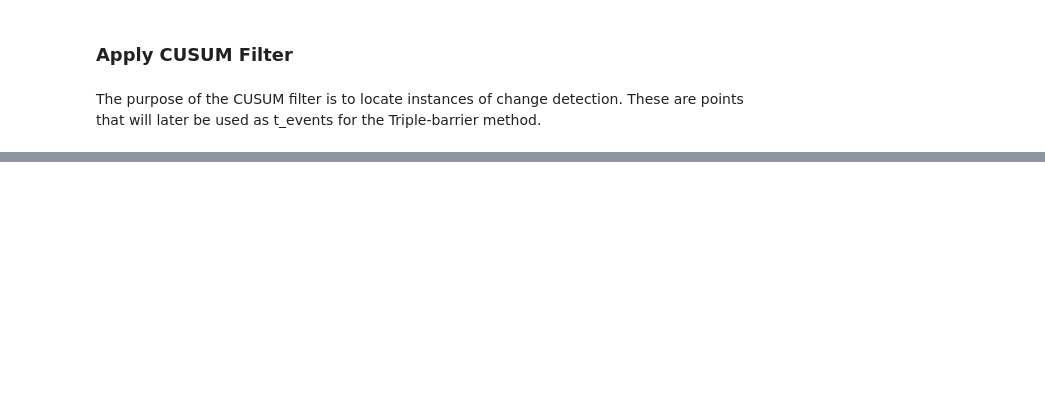
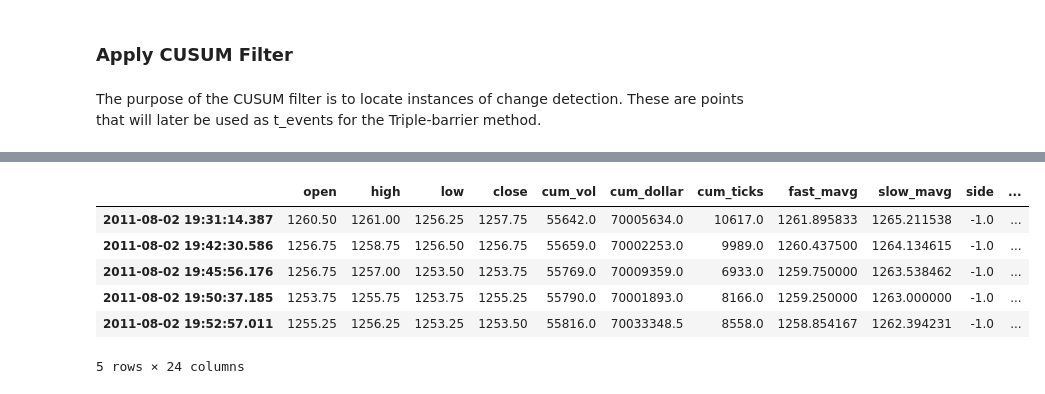
Before and after one commit to LaoKpa/openquant, a Jupyter notebook: ml-pipeline/meta_labeling.ipynb, the cells around one changed output, grey strips where cells are left out. Saved outputs shown, nothing was run; the diff lists cells and outputs as text; code cells hidden in the pictures; blank space fills up the shorter version.

```diff
--- a/ml-pipeline/meta_labeling.ipynb
+++ b/ml-pipeline/meta_labeling.ipynb
@@ -131,0 +296,18 @@ NameError: name 'ml' is not defined
+# %%
+# serial Correlation (Takes about 4 minutes)
+window_autocorr = 50
+
+raw_data['autocorr_1'] = raw_data['log_ret'].rolling(window=window_autocorr, min_periods=window_autocorr, center=False).apply(lambda x: x.autocorr(lag=1), raw=False)
+raw_data['autocorr_2'] = raw_data['log_ret'].rolling(window=window_autocorr, min_periods=window_autocorr, center=False).apply(lambda x: x.autocorr(lag=2), raw=False)
+raw_data['autocorr_3'] = raw_data['log_ret'].rolling(window=window_autocorr, min_periods=window_autocorr, center=False).apply(lambda x: x.autocorr(lag=3), raw=False)
+raw_data['autocorr_4'] = raw_data['log_ret'].rolling(window=window_autocorr, min_periods=window_autocorr, center=False).apply(lambda x: x.autocorr(lag=4), raw=False)
+raw_data['autocorr_5'] = raw_data['log_ret'].rolling(window=window_autocorr, min_periods=window_autocorr, center=False).apply(lambda x: x.autocorr(lag=5), raw=False)
+# %%
+# serial Correlation (Takes about 4 minutes)
+window_autocorr = 50
+
+raw_data['autocorr_1'] = raw_data['log_ret'].rolling(window=window_autocorr, min_periods=window_autocorr, center=False).apply(lambda x: x.autocorr(lag=1), raw=False)
+raw_data['autocorr_2'] = raw_data['log_ret'].rolling(window=window_autocorr, min_periods=window_autocorr, center=False).apply(lambda x: x.autocorr(lag=2), raw=False)
+raw_data['autocorr_3'] = raw_data['log_ret'].rolling(window=window_autocorr, min_periods=window_autocorr, center=False).apply(lambda x: x.autocorr(lag=3), raw=False)
+raw_data['autocorr_4'] = raw_data['log_ret'].rolling(window=window_autocorr, min_periods=window_autocorr, center=False).apply(lambda x: x.autocorr(lag=4), raw=False)
+raw_data['autocorr_5'] = raw_data['log_ret'].rolling(window=window_autocorr, min_periods=window_autocorr, center=False).apply(lambda x: x.autocorr(lag=5), raw=False)
@@ -131,0 +316,6 @@ NameError: name 'ml' is not defined
+# %%
+raw_data['side'] = np.nan
+long_signals = raw_data['fast_mavg'] >= raw_data['slow_mavg']
+short_signals = raw_data['fast_mavg'] < raw_data['slow_mavg']
+raw_data.loc[long_signals, 'side'] = 1
+raw_data.loc[short_signals, 'side'] = -1
@@ -131,0 +338,15 @@ NameError: name 'ml' is not defined
+# %%
+# remove look ahead bias
+raw_data = raw_data.shift(1)
+# %%
+# get features at event times
+x = raw_data.loc[labels.index, :]
+x.head()
+# %% [output]
+|  | open | high | low | close | cum_vol | cum_dollar | cum_ticks | fast_mavg | slow_mavg | side | ... |
+| 2011-08-02 19:31:14.387 | 1260.50 | 1261.00 | 1256.25 | 1257.75 | 55642.0 | 70005634.0 | 10617.0 | 1261.895833 | 1265.211538 | -1.0 | ... |
+| 2011-08-02 19:42:30.586 | 1256.75 | 1258.75 | 1256.50 | 1256.75 | 55659.0 | 70002253.0 | 9989.0 | 1260.437500 | 1264.134615 | -1.0 | ... |
+| 2011-08-02 19:45:56.176 | 1256.75 | 1257.00 | 1253.50 | 1253.75 | 55769.0 | 70009359.0 | 6933.0 | 1259.750000 | 1263.538462 | -1.0 | ... |
+| 2011-08-02 19:50:37.185 | 1253.75 | 1255.75 | 1253.75 | 1255.25 | 55790.0 | 70001893.0 | 8166.0 | 1259.250000 | 1263.000000 | -1.0 | ... |
+| 2011-08-02 19:52:57.011 | 1255.25 | 1256.25 | 1253.25 | 1253.50 | 55816.0 | 70033348.5 | 8558.0 | 1258.854167 | 1262.394231 | -1.0 | ... |
+5 rows × 24 columns
```
Also changed, not shown: parts of 52 cells of this notebook, 2 other files.
